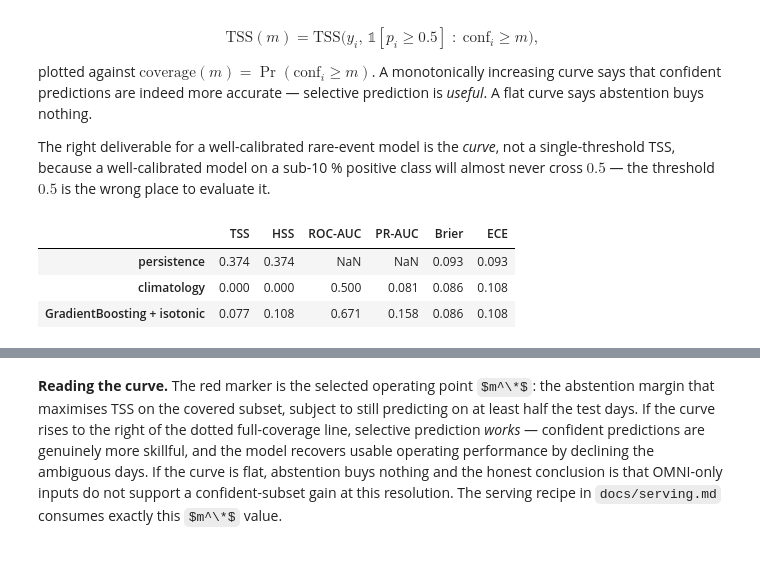
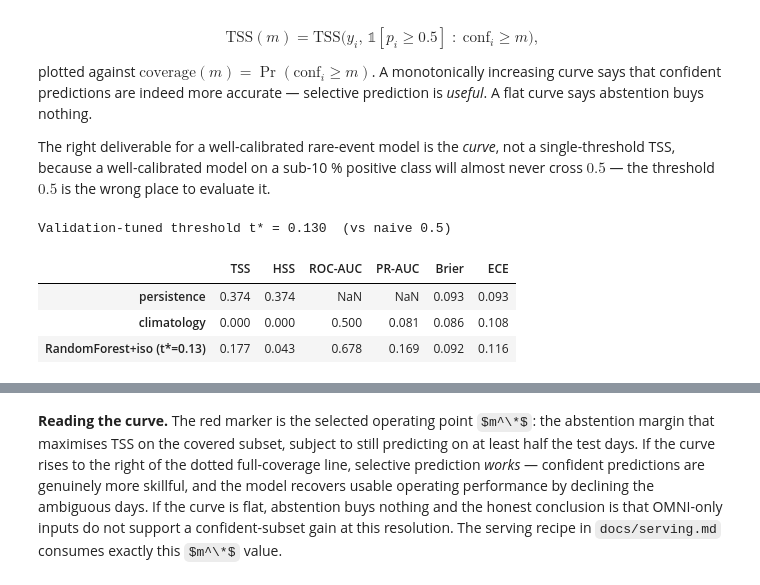
Before and after one commit to niki7o/HelioGuard, a Jupyter notebook: notebooks/helioguard.ipynb, the cells around one changed output, grey strips where cells are left out. Cells and saved outputs as stored; diff of their text form; code cells hidden in the pictures; some formulas as TeX source.

```diff
--- a/notebooks/helioguard.ipynb
+++ b/notebooks/helioguard.ipynb
@@ -655,9 +655,15 @@ setup_mlflow('helioguard-supervised')
 mlflow.sklearn.autolog(silent=True)
 
 tscv = TimeSeriesSplit(n_splits=5)
+# class_weight='balanced' tells SVM and the forest to up-weight the rare
+# positive class, so they are less inclined to collapse to "predict no
+# anomaly". GradientBoosting has no class_weight argument in scikit-learn,
+# so it stays unweighted — we let it compete on equal footing.
 models = {
-    'SVM (RBF)':         SVC(C=1.0, gamma='scale', probability=True, random_state=RANDOM_STATE),
+    'SVM (RBF)':         SVC(C=1.0, gamma='scale', probability=True,
+                             class_weight='balanced', random_state=RANDOM_STATE),
     'RandomForest':      RandomForestClassifier(n_estimators=300, max_depth=None,
+                                                class_weight='balanced',
                                                 n_jobs=-1, random_state=RANDOM_STATE),
     'GradientBoosting':  GradientBoostingClassifier(n_estimators=200, max_depth=3,
                                                     random_state=RANDOM_STATE),
@@ -915,7 +921,19 @@ final_iso   = IsotonicRegression(out_of_bounds='clip').fit(
 
 p_test_raw = final_model.predict_proba(X_test)[:, 1]
 p_test     = final_iso.transform(p_test_raw)
-yhat_test  = (p_test >= 0.5).astype(int)
+
+# Tune the decision threshold on the VALIDATION fold (never the test fold),
+# choosing the t that maximises TSS. The default 0.5 is the wrong operating
+# point for a calibrated rare-event model; t* trades some precision for the
+# recall an operator actually needs. Selecting on val and applying once to
+# test keeps the protocol leakage-free.
+p_val = final_iso.transform(final_model.predict_proba(X_val)[:, 1])
+grid = np.linspace(0.05, 0.95, 91)
+t_star = float(grid[np.argmax([tss(y_val, (p_val >= t).astype(int)) for t in grid])])
+
+yhat_test    = (p_test >= t_star).astype(int)   # tuned operating point
+yhat_test_05 = (p_test >= 0.5).astype(int)       # naive 0.5 for comparison
+print(f'Validation-tuned threshold t* = {t_star:.3f}  (vs naive 0.5)')
 
 # Persistence baseline on the SAME test fold — apples-to-apples.
 pers_test = (
@@ -923,35 +941,37 @@ pers_test = (
     .loc[X_test.index].fillna(0).astype(int).values
 )
 clim_p_test = float(y_train.mean())  # train base rate
+model_label = f'{best_name}+iso (t*={t_star:.2f})'
 
 test_metrics = pd.DataFrame({
     'persistence': {
         'TSS':    tss(y_test, pers_test),
         'HSS':    hss(y_test, pers_test),
         'ROC-AUC': np.nan,
         'PR-AUC':  np.nan,
         'Brier':  brier_score(y_test, pers_test.astype(float)),
         'ECE':    expected_calibration_error(y_test, pers_test.astype(float), 10),
     },
     'climatology': {
         'TSS': 0.0, 'HSS': 0.0, 'ROC-AUC': 0.5,
         'PR-AUC': float(y_test.mean()),
         'Brier': brier_score(y_test, np.full_like(y_test, clim_p_test, dtype=float)),
         'ECE':   expected_calibration_error(
             y_test, np.full_like(y_test, clim_p_test, dtype=float), 10),
     },
-    f'{best_name} + isotonic': {
+    model_label: {
         'TSS':    tss(y_test, yhat_test),
         'HSS':    hss(y_test, yhat_test),
         'ROC-AUC': roc_auc_score(y_test, p_test),
         'PR-AUC':  average_precision_score(y_test, p_test),
         'Brier':  brier_score(y_test, p_test),
         'ECE':    expected_calibration_error(y_test, p_test, 10),
     },
 }).T.round(3)
 test_metrics
 # %% [output]
+Validation-tuned threshold t* = 0.130  (vs naive 0.5)
 |  | TSS | HSS | ROC-AUC | PR-AUC | Brier | ECE |
 | persistence | 0.374 | 0.374 | NaN | NaN | 0.093 | 0.093 |
 | climatology | 0.000 | 0.000 | 0.500 | 0.081 | 0.086 | 0.108 |
-| GradientBoosting + isotonic | 0.077 | 0.108 | 0.671 | 0.158 | 0.086 | 0.108 |
+| RandomForest+iso (t*=0.13) | 0.177 | 0.043 | 0.678 | 0.169 | 0.092 | 0.116 |
```
Also changed, not shown: parts of 11 cells of this notebook, 4 other files.
